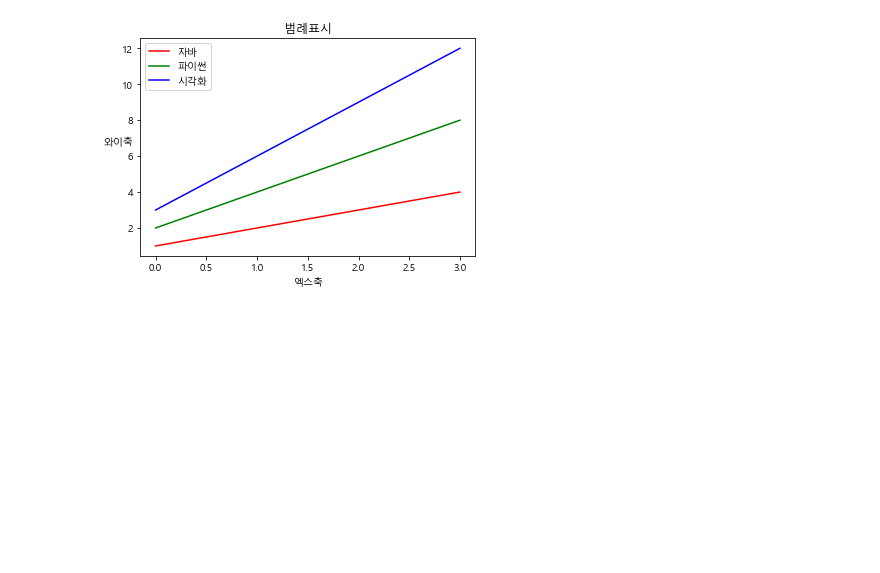
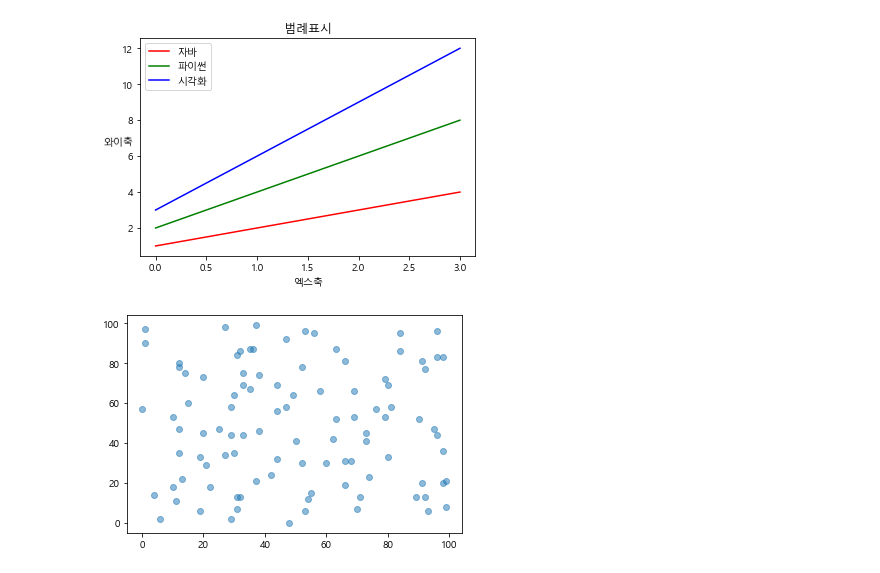
Before and after one commit to pillz9408/python, a Jupyter notebook: DataVisualize/maplotlibLearn.ipynb, the cells around one changed output. Cells and saved outputs as stored; diff of their text form; code cells hidden in the pictures; blank space fills up the shorter version.

```diff
--- a/DataVisualize/maplotlibLearn.ipynb
+++ b/DataVisualize/maplotlibLearn.ipynb
@@ -220,3 +220,10 @@ plt.ylabel('와이축').set_rotation(1)
 plt.show()
 # %% [output]
 [figure]
+# %%
+x = np.random.randint(100, size= 100)
+y = np.random.randint(100, size= 100)
+plt.scatter(x,y,alpha=0.5)
+plt.show()
+# %% [output]
+[figure, added]
```
Also changed, not shown: 2 other files.
